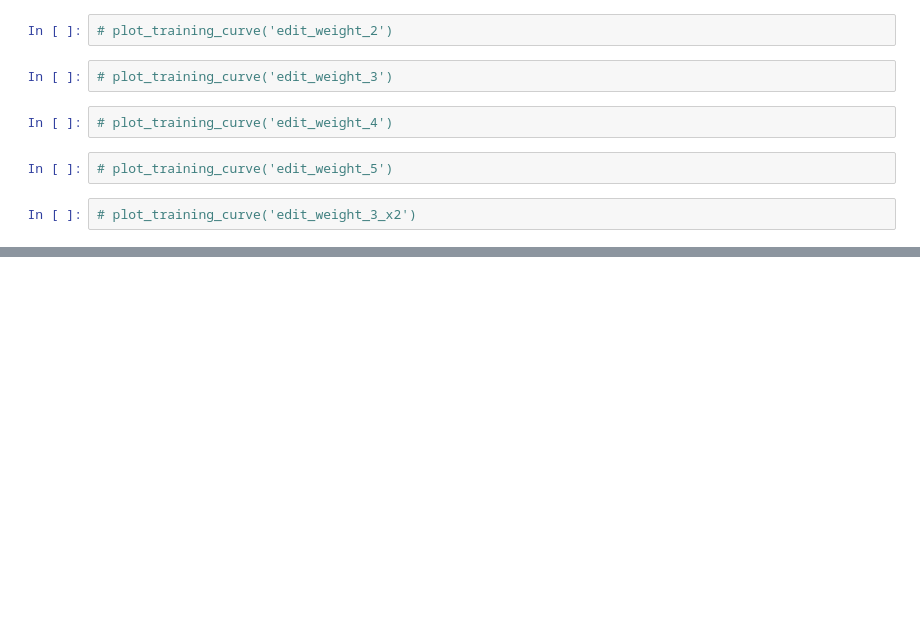
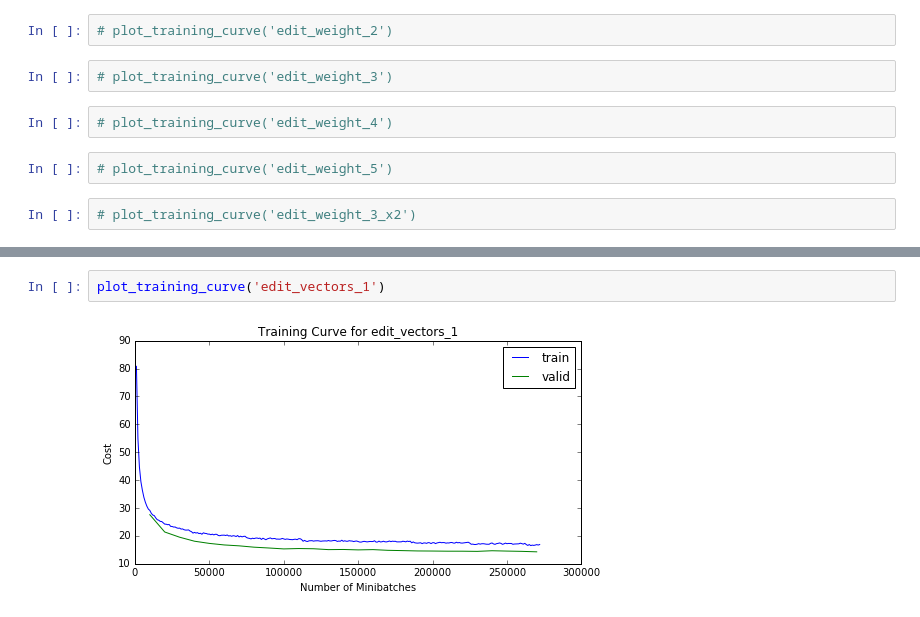
Before and after one commit to shubhaguha/MSc, a Jupyter notebook: training_progress/Plot training curves.ipynb, the cells around one changed output, grey strips where cells are left out. Cells and saved outputs as stored; diff of their text form; blank space fills up the shorter version.

Commit message:
Updated notes and training progress

```diff
--- a/training_progress/Plot training curves.ipynb
+++ b/training_progress/Plot training curves.ipynb
@@ -78,0 +79,4 @@ plot_training_curve('edit_vectors_6')
+# %%
+plot_training_curve('edit_vectors_1')
+# %% [output]
+[figure, added]
```
Also changed, not shown: parts of 9 cells of this notebook, 21 other files.
